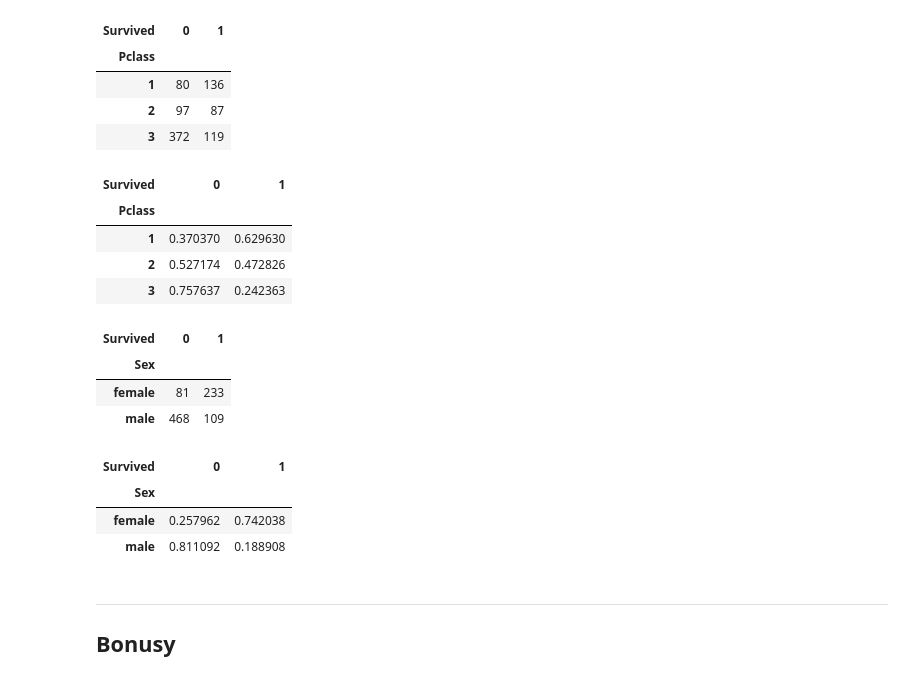
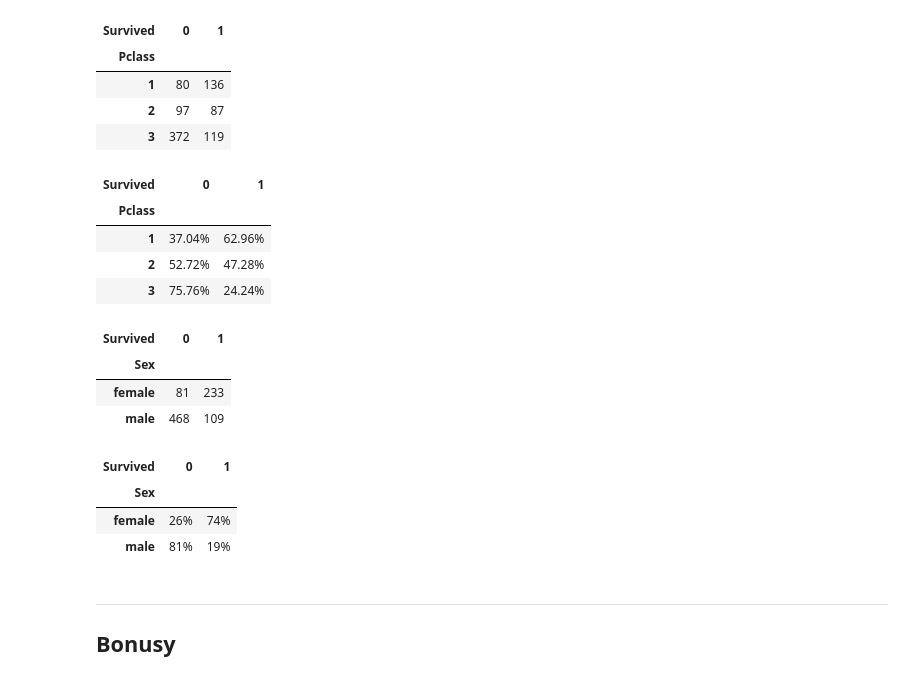
Before and after one commit to AnetaPopelova/czechitas-python-pro-datovou-analyzu-2024-05, a Jupyter notebook: notebooks/lekce-05/pivot.ipynb, the cells around one changed output. Cells and saved outputs as stored; diff of their text form; code cells hidden in the pictures.

```diff
--- a/notebooks/lekce-05/pivot.ipynb
+++ b/notebooks/lekce-05/pivot.ipynb
@@ -405,13 +387,13 @@ data_pivot
 | 3 | 372 | 119 |
 # %%
 data_pivot = pd.crosstab(data["Pclass"], data["Survived"], normalize="index")
-data_pivot
+data_pivot.style.format("{:.2%}")
 # %% [output]
 | Survived | 0 | 1 |
 | Pclass |  |  |
-| 1 | 0.370370 | 0.629630 |
-| 2 | 0.527174 | 0.472826 |
-| 3 | 0.757637 | 0.242363 |
+| 1 | 37.04% | 62.96% |
+| 2 | 52.72% | 47.28% |
+| 3 | 75.76% | 24.24% |
 # %%
 data_pivot = pd.crosstab(data["Sex"], data["Survived"])
 data_pivot
@@ -422,12 +404,12 @@ data_pivot
 | male | 468 | 109 |
 # %%
 data_pivot = pd.crosstab(data["Sex"], data["Survived"], normalize="index")
-data_pivot
+data_pivot.style.format("{:.0%}")
 # %% [output]
 | Survived | 0 | 1 |
 | Sex |  |  |
-| female | 0.257962 | 0.742038 |
-| male | 0.811092 | 0.188908 |
+| female | 26% | 74% |
+| male | 81% | 19% |
 # %% [markdown]
 ---
 ## Bonusy
```
Also changed, not shown: parts of 6 cells of this notebook.
